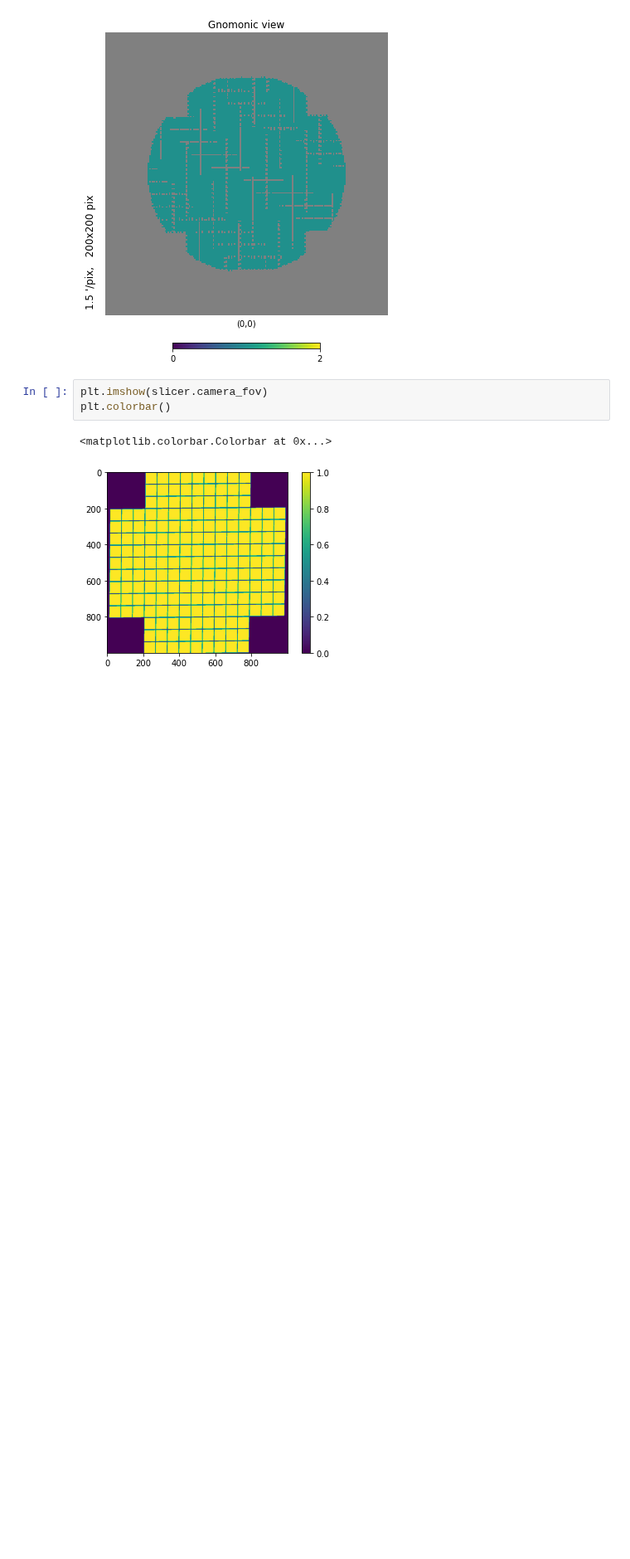
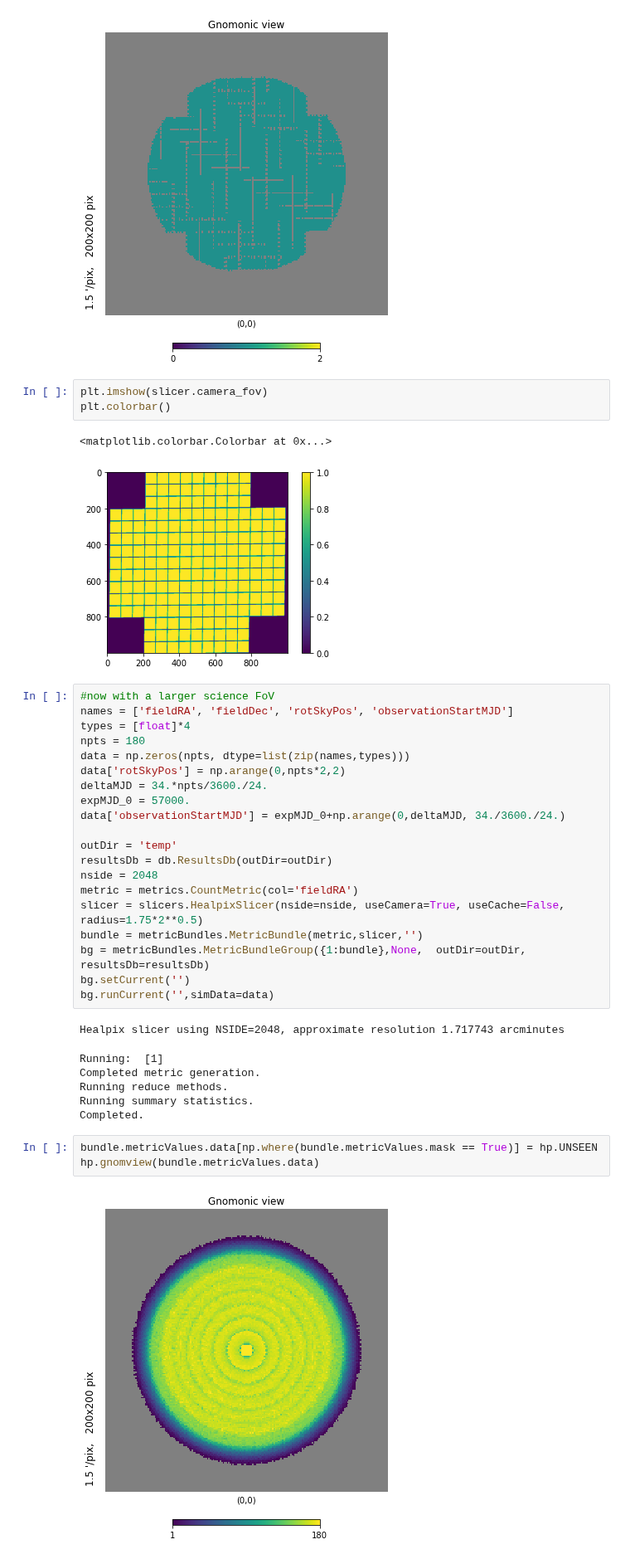
Before and after one commit to yoachim/21_Scratch, a Jupyter notebook: new_fov_check/new_fov.ipynb, the cells around one changed output. Shown at 83% size. Saved outputs shown, nothing was run; the diff lists cells and outputs as text; blank space fills up the shorter version.

```diff
--- a/new_fov_check/new_fov.ipynb
+++ b/new_fov_check/new_fov.ipynb
@@ -142,3 +142,35 @@ plt.colorbar()
 # %% [output]
 <matplotlib.colorbar.Colorbar at 0x...>
 [figure]
+# %%
+#now with a larger science FoV
+names = ['fieldRA', 'fieldDec', 'rotSkyPos', 'observationStartMJD']
+types = [float]*4
+npts = 180
+data = np.zeros(npts, dtype=list(zip(names,types)))
+data['rotSkyPos'] = np.arange(0,npts*2,2)
+deltaMJD = 34.*npts/3600./24.
+expMJD_0 = 57000.
+data['observationStartMJD'] = expMJD_0+np.arange(0,deltaMJD, 34./3600./24.)
+
+outDir = 'temp'
+resultsDb = db.ResultsDb(outDir=outDir)
+nside = 2048
+metric = metrics.CountMetric(col='fieldRA')
+slicer = slicers.HealpixSlicer(nside=nside, useCamera=True, useCache=False, radius=1.75*2**0.5)
+bundle = metricBundles.MetricBundle(metric,slicer,'')
+bg = metricBundles.MetricBundleGroup({1:bundle},None,  outDir=outDir, resultsDb=resultsDb)
+bg.setCurrent('')
+bg.runCurrent('',simData=data)
+# %% [output]
+Healpix slicer using NSIDE=2048, approximate resolution 1.717743 arcminutes
+Running:  [1]
+Completed metric generation.
+Running reduce methods.
+Running summary statistics.
+Completed.
+# %%
+bundle.metricValues.data[np.where(bundle.metricValues.mask == True)] = hp.UNSEEN
+hp.gnomview(bundle.metricValues.data)
+# %% [output]
+[figure, added]
```
Also changed, not shown: parts of 4 cells of this notebook, 1 other file.
